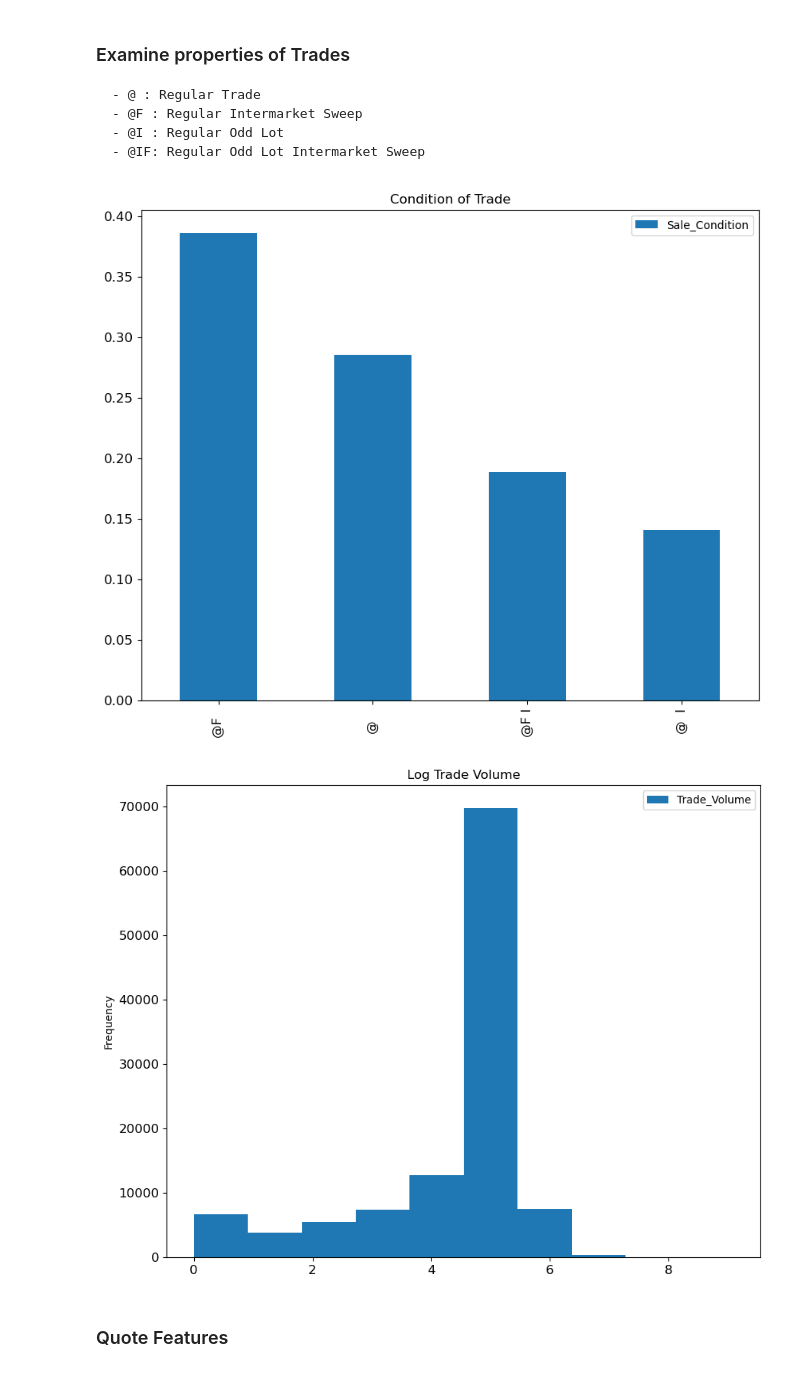
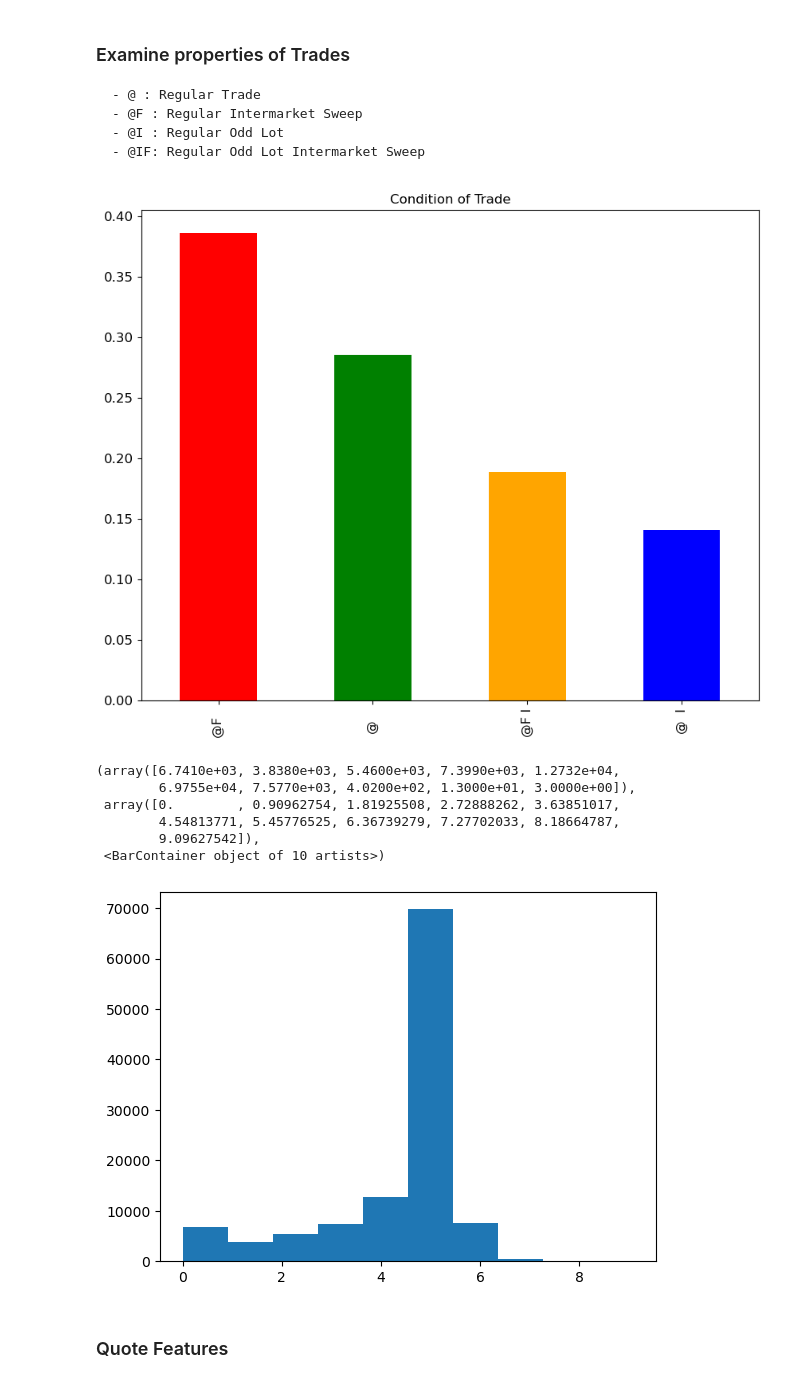
Before and after one commit to jasonbohne123/Kernel_Learning, a Jupyter notebook: Data_Analysis.ipynb, the cells around one changed output. Cells and saved outputs as stored; diff of their text form; code cells hidden in the pictures.

```diff
--- a/Data_Analysis.ipynb
+++ b/Data_Analysis.ipynb
@@ -104,13 +122,20 @@ trades
     - @I : Regular Odd Lot
     - @IF: Regular Odd Lot Intermarket Sweep
 # %%
-ax = (trades['Sale_Condition'].value_counts()/trades.shape[0]).plot(kind='bar', title ="Condition of Trade", figsize=(10,8), legend=True, fontsize=12)
+my_colors = c = ['red', 'green', 'orange', 'blue']
+ax = (trades['Sale_Condition'].value_counts()/trades.shape[0]).plot(kind='bar', title ="Condition of Trade", figsize=(10,8),  fontsize=12,color=my_colors)
 # %% [output]
-[figure, old version]
+[figure, new version]
 # %%
-ax = np.log(trades['Trade_Volume']).plot(kind='hist', title ="Log Trade Volume", figsize=(10,8), legend=True, fontsize=12)
+plt.hist(np.log(trades['Trade_Volume']))
 # %% [output]
+(array([6.7410e+03, 3.8380e+03, 5.4600e+03, 7.3990e+03, 1.2732e+04,
+        6.9755e+04, 7.5770e+03, 4.0200e+02, 1.3000e+01, 3.0000e+00]),
+ array([0.        , 0.90962754, 1.81925508, 2.72888262, 3.63851017,
+        4.54813771, 5.45776525, 6.36739279, 7.27702033, 8.18664787,
+        9.09627542]),
+ <BarContainer object of 10 artists>)
-[figure, old version]
+[figure, new version]
 # %% [markdown]
 ### Quote Features
 # %%
```
Also changed, not shown: parts of 13 cells of this notebook.
